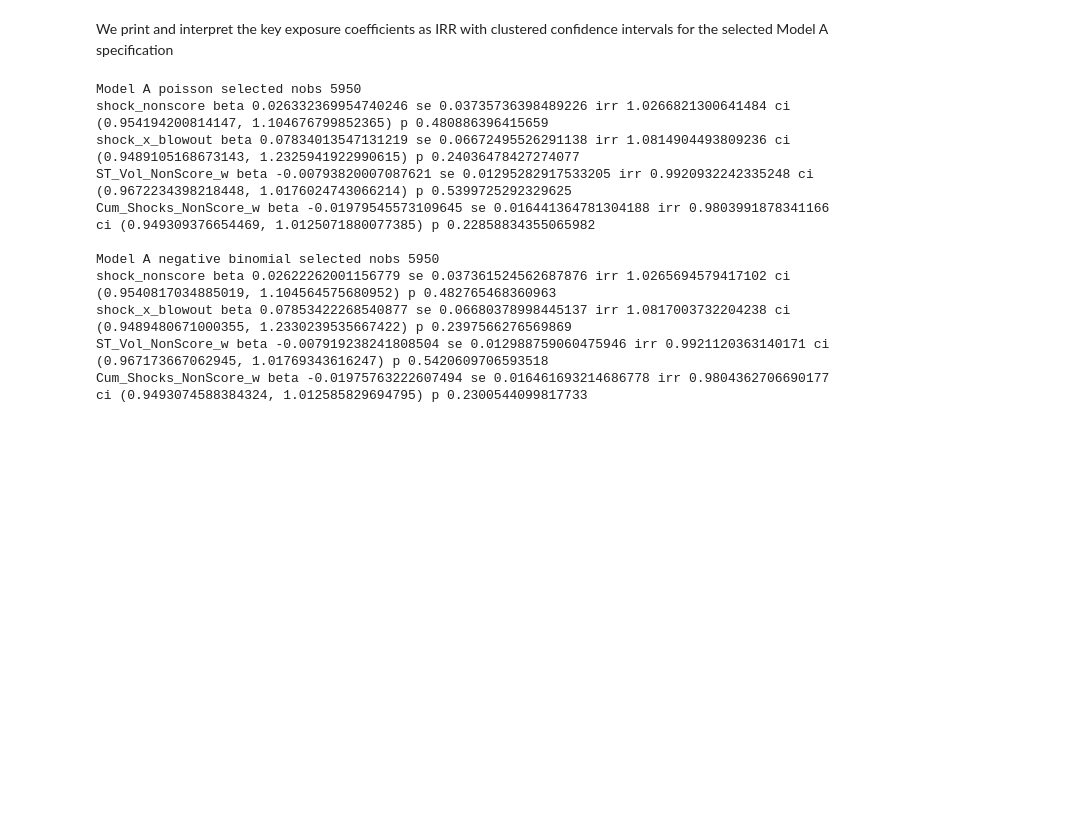
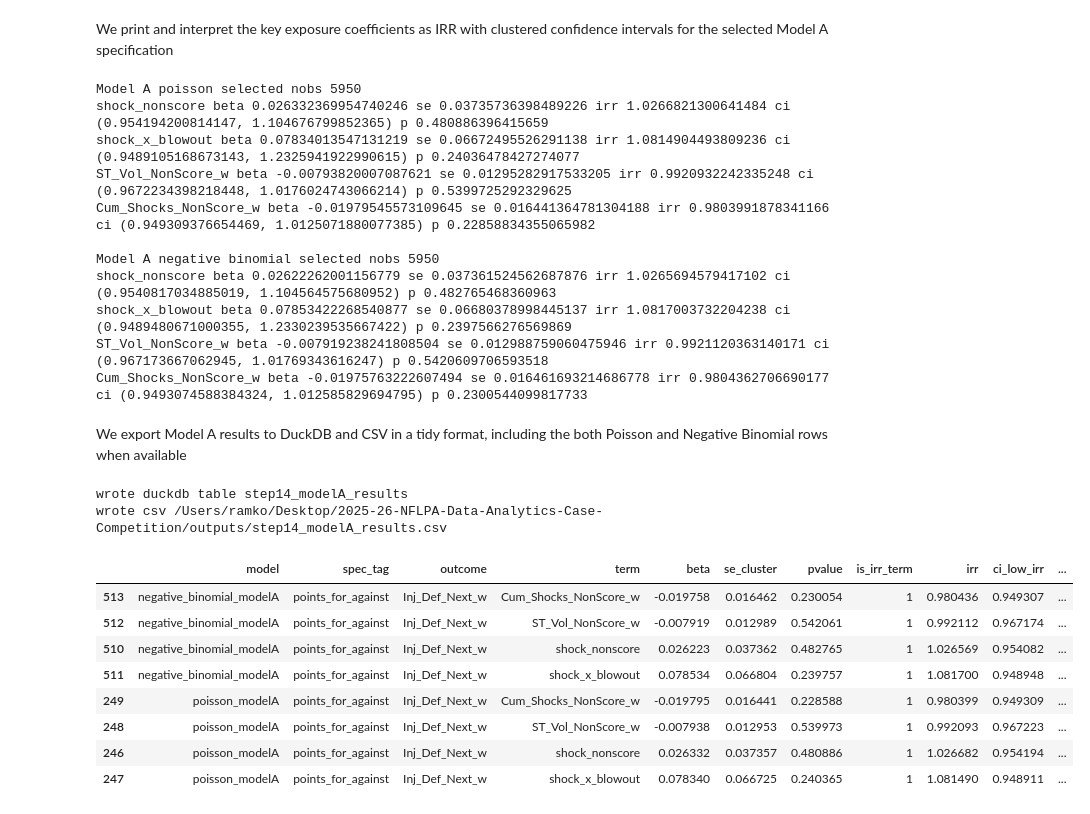
Before and after one commit to SiddharthKorukonda/2025-26-NFLPA-Data-Analytics-Case-Competition, a Jupyter notebook: notebooks/14_fit_model_A_defensive_new_injuries.ipynb, the cells around one changed output. Saved outputs shown, nothing was run; the diff lists cells and outputs as text; code cells hidden in the pictures; blank space fills up the shorter version.

Commit message:
feat: export model a results to duckdb and csv in tidy format

```diff
--- a/notebooks/14_fit_model_A_defensive_new_injuries.ipynb
+++ b/notebooks/14_fit_model_A_defensive_new_injuries.ipynb
@@ -464,3 +464,73 @@ shock_nonscore beta 0.02622262001156779 se 0.037361524562687876 irr 1.0265694579
 shock_x_blowout beta 0.07853422268540877 se 0.06680378998445137 irr 1.0817003732204238 ci (0.9489480671000355, 1.2330239535667422) p 0.2397566276569869
 ST_Vol_NonScore_w beta -0.007919238241808504 se 0.012988759060475946 irr 0.9921120363140171 ci (0.967173667062945, 1.01769343616247) p 0.5420609706593518
 Cum_Shocks_NonScore_w beta -0.01975763222607494 se 0.016461693214686778 irr 0.9804362706690177 ci (0.9493074588384324, 1.012585829694795) p 0.2300544099817733
+# %% [markdown]
+We export Model A results to DuckDB and CSV in a tidy format, including the both Poisson and Negative Binomial rows when available
+# %%
+def tidy_res(res, model_name: str, outcome_name: str, spec_tag: str, irr_terms: list) -> pd.DataFrame:
+    params = res.params.copy()
+    bse = res.bse.copy()
+    pvals = res.pvalues.copy()
+
+    out = pd.DataFrame({
+        "model": model_name,
+        "spec_tag": spec_tag,
+        "outcome": outcome_name,
+        "term": params.index.astype(str),
+        "beta": params.values.astype(float),
+        "se_cluster": bse.values.astype(float),
+        "pvalue": pvals.values.astype(float),
+    })
+
+    irr_terms_set = set(irr_terms)
+    out["is_irr_term"] = out["term"].apply(lambda x: 1 if x in irr_terms_set else 0)
+
+    out["irr"] = np.nan
+    out["ci_low_irr"] = np.nan
+    out["ci_high_irr"] = np.nan
+
+    mask = out["is_irr_term"] == 1
+    out.loc[mask, "irr"] = np.exp(out.loc[mask, "beta"])
+    out.loc[mask, "ci_low_irr"] = np.exp(out.loc[mask, "beta"] - 1.96 * out.loc[mask, "se_cluster"])
+    out.loc[mask, "ci_high_irr"] = np.exp(out.loc[mask, "beta"] + 1.96 * out.loc[mask, "se_cluster"])
+
+    out["nobs"] = int(res.nobs)
+    out["aic"] = float(getattr(res, "aic", np.nan))
+    out["bic"] = float(getattr(res, "bic", np.nan))
+    out["llf"] = float(getattr(res, "llf", np.nan))
+    return out
+
+results = []
+results.append(tidy_res(pois_def, "poisson_modelA", OUTCOME_DEF, spec_tag_def, key_terms))
+if nb_def is not None:
+    results.append(tidy_res(nb_def, "negative_binomial_modelA", OUTCOME_DEF, spec_tag_def, key_terms))
+
+results_df = pd.concat(results, ignore_index=True)
+key_keep = set(key_terms)
+results_df["is_key_term"] = results_df["term"].apply(lambda x: 1 if x in key_keep else 0)
+
+con.register("step14_modelA_tmp", results_df)
+con.execute("CREATE OR REPLACE TABLE step14_modelA_results AS SELECT * FROM step14_modelA_tmp")
+con.unregister("step14_modelA_tmp")
+
+out_dir = Path("../outputs")
+out_dir.mkdir(parents=True, exist_ok=True)
+csv_path = out_dir / "step14_modelA_results.csv"
+results_df.to_csv(csv_path, index=False)
+
+print("wrote duckdb table step14_modelA_results")
+print("wrote csv", csv_path.resolve())
+
+results_df.query("is_key_term == 1").sort_values(["model", "term"]).head(20)
+# %% [output]
+wrote duckdb table step14_modelA_results
+wrote csv /Users/ramko/Desktop/2025-26-NFLPA-Data-Analytics-Case-Competition/outputs/step14_modelA_results.csv
+|  | model | spec_tag | outcome | term | beta | se_cluster | pvalue | is_irr_term | irr | ci_low_irr | ... |
+| 513 | negative_binomial_modelA | points_for_against | Inj_Def_Next_w | Cum_Shocks_NonScore_w | -0.019758 | 0.016462 | 0.230054 | 1 | 0.980436 | 0.949307 | ... |
+| 512 | negative_binomial_modelA | points_for_against | Inj_Def_Next_w | ST_Vol_NonScore_w | -0.007919 | 0.012989 | 0.542061 | 1 | 0.992112 | 0.967174 | ... |
+| 510 | negative_binomial_modelA | points_for_against | Inj_Def_Next_w | shock_nonscore | 0.026223 | 0.037362 | 0.482765 | 1 | 1.026569 | 0.954082 | ... |
+| 511 | negative_binomial_modelA | points_for_against | Inj_Def_Next_w | shock_x_blowout | 0.078534 | 0.066804 | 0.239757 | 1 | 1.081700 | 0.948948 | ... |
+| 249 | poisson_modelA | points_for_against | Inj_Def_Next_w | Cum_Shocks_NonScore_w | -0.019795 | 0.016441 | 0.228588 | 1 | 0.980399 | 0.949309 | ... |
+| 248 | poisson_modelA | points_for_against | Inj_Def_Next_w | ST_Vol_NonScore_w | -0.007938 | 0.012953 | 0.539973 | 1 | 0.992093 | 0.967223 | ... |
+| 246 | poisson_modelA | points_for_against | Inj_Def_Next_w | shock_nonscore | 0.026332 | 0.037357 | 0.480886 | 1 | 1.026682 | 0.954194 | ... |
+| 247 | poisson_modelA | points_for_against | Inj_Def_Next_w | shock_x_blowout | 0.078340 | 0.066725 | 0.240365 | 1 | 1.081490 | 0.948911 | ... |
```
